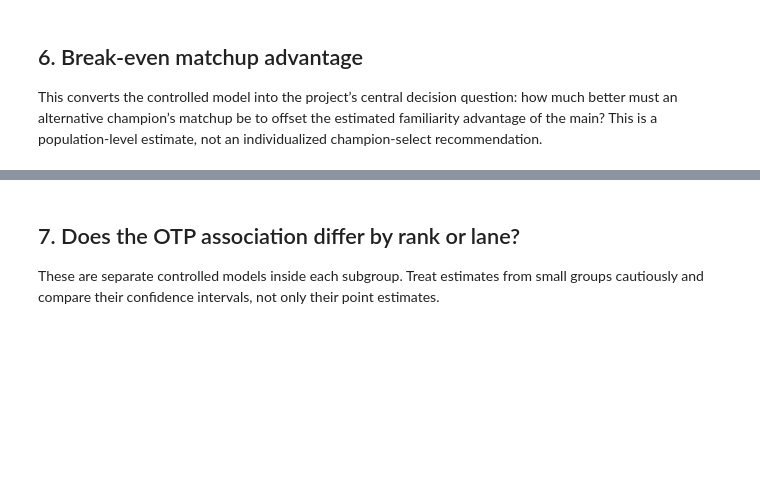
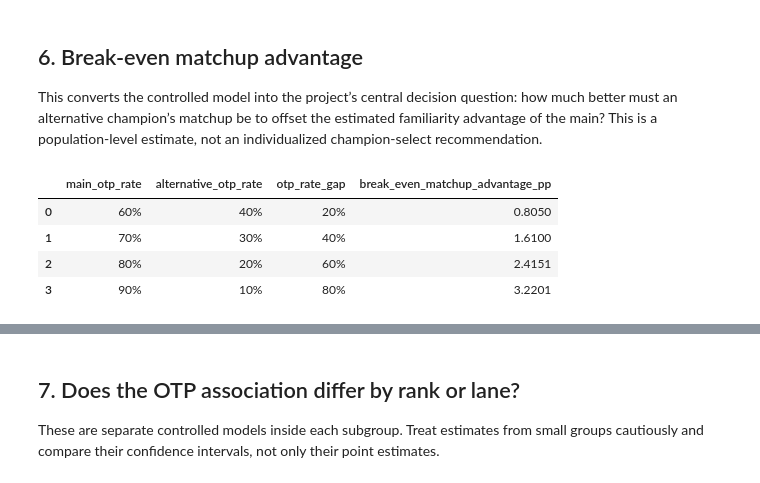
Before and after one commit to minhhohoang/riot-game-prediction, a Jupyter notebook: modeling.ipynb, the cells around one changed output, grey strips where cells are left out. Drawn from its saved outputs; the diff is of its cells as text; code cells hidden in the pictures; blank space fills up the shorter version.

```diff
--- a/modeling.ipynb
+++ b/modeling.ipynb
@@ -240,35 +272,41 @@ matchup_coef = main_lpm.params['matchup_winrate_1pp']
 
 def break_even_matchup_points(main_otp_rate, alternative_otp_rate):
     if np.isclose(matchup_coef, 0):
         return np.nan
     otp_gap_in_10pp_units = (main_otp_rate - alternative_otp_rate) * 10
     return otp_coef * otp_gap_in_10pp_units / matchup_coef
 
 example_pairs = pd.DataFrame({
     # These are feasible shares for the same player: each pair sums to at most 100%.
-    'main_otp_rate': [0.60, 0.80, 0.70, 0.90],
-    'alternative_otp_rate': [0.20, 0.20, 0.30, 0.10],
+    'main_otp_rate': [0.60, 0.70, 0.80, 0.90],
+    'alternative_otp_rate': [0.40, 0.30, 0.20, 0.10],
 })
 example_pairs['otp_rate_gap'] = (
     example_pairs['main_otp_rate'] - example_pairs['alternative_otp_rate']
 )
 example_pairs['break_even_matchup_advantage_pp'] = example_pairs.apply(
     lambda row: break_even_matchup_points(
         row['main_otp_rate'], row['alternative_otp_rate']
     ),
     axis=1,
 )
 display_percentages(
     example_pairs,
     ['main_otp_rate', 'alternative_otp_rate', 'otp_rate_gap'],
     digits=0,
 )
 
 if matchup_coef <= 0:
     print(
         'Warning: the fitted matchup coefficient is not positive, so the break-even '
         'calculation should not be interpreted yet.'
     )
+# %% [output]
+|  | main_otp_rate | alternative_otp_rate | otp_rate_gap | break_even_matchup_advantage_pp |
+| 0 | 60% | 40% | 20% | 0.8050 |
+| 1 | 70% | 30% | 40% | 1.6100 |
+| 2 | 80% | 20% | 60% | 2.4151 |
+| 3 | 90% | 10% | 80% | 3.2201 |
 # %%
 otp_gaps = np.arange(0.10, 0.81, 0.10)
 break_even_curve = pd.DataFrame({
```
Also changed, not shown: parts of 9 cells of this notebook, 1 other file.
